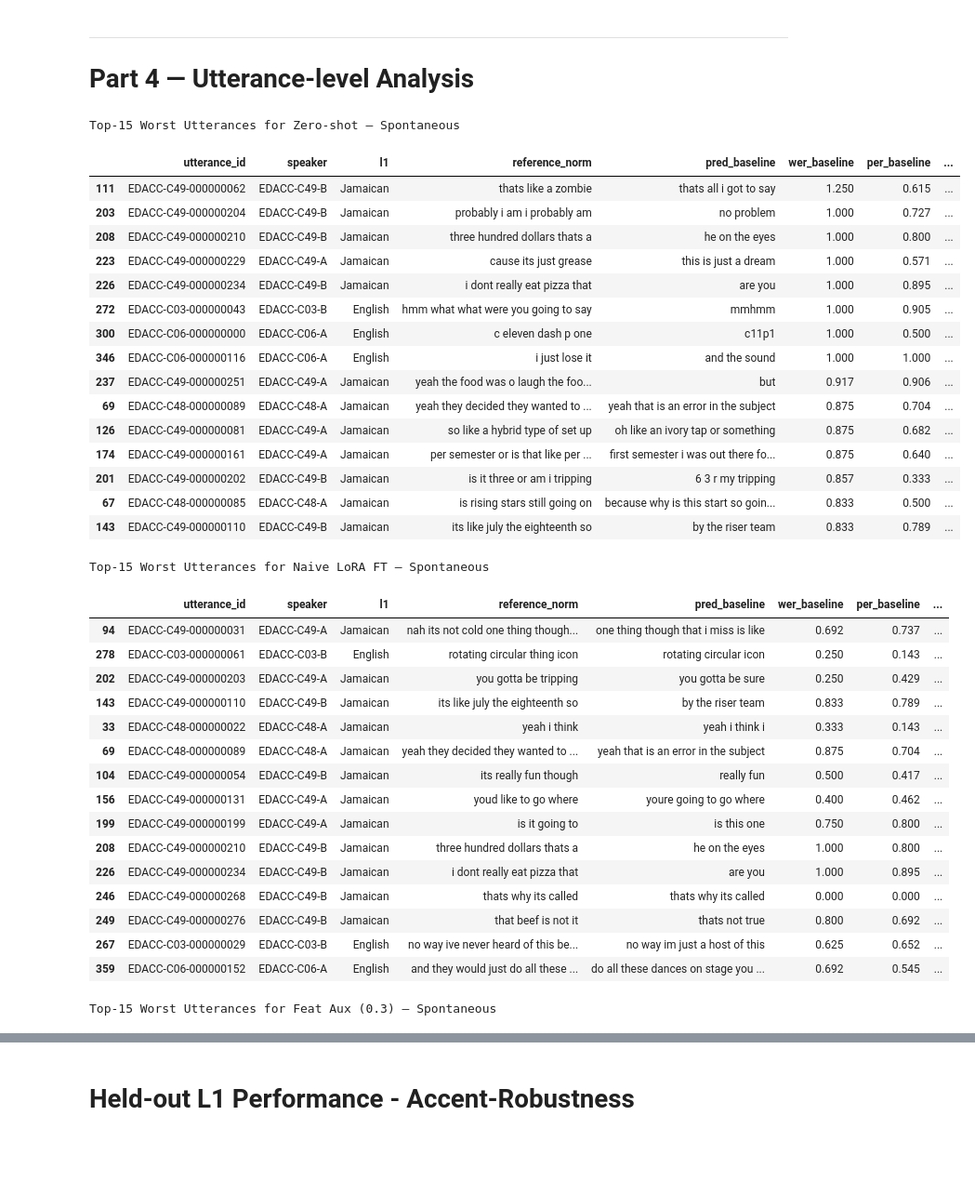
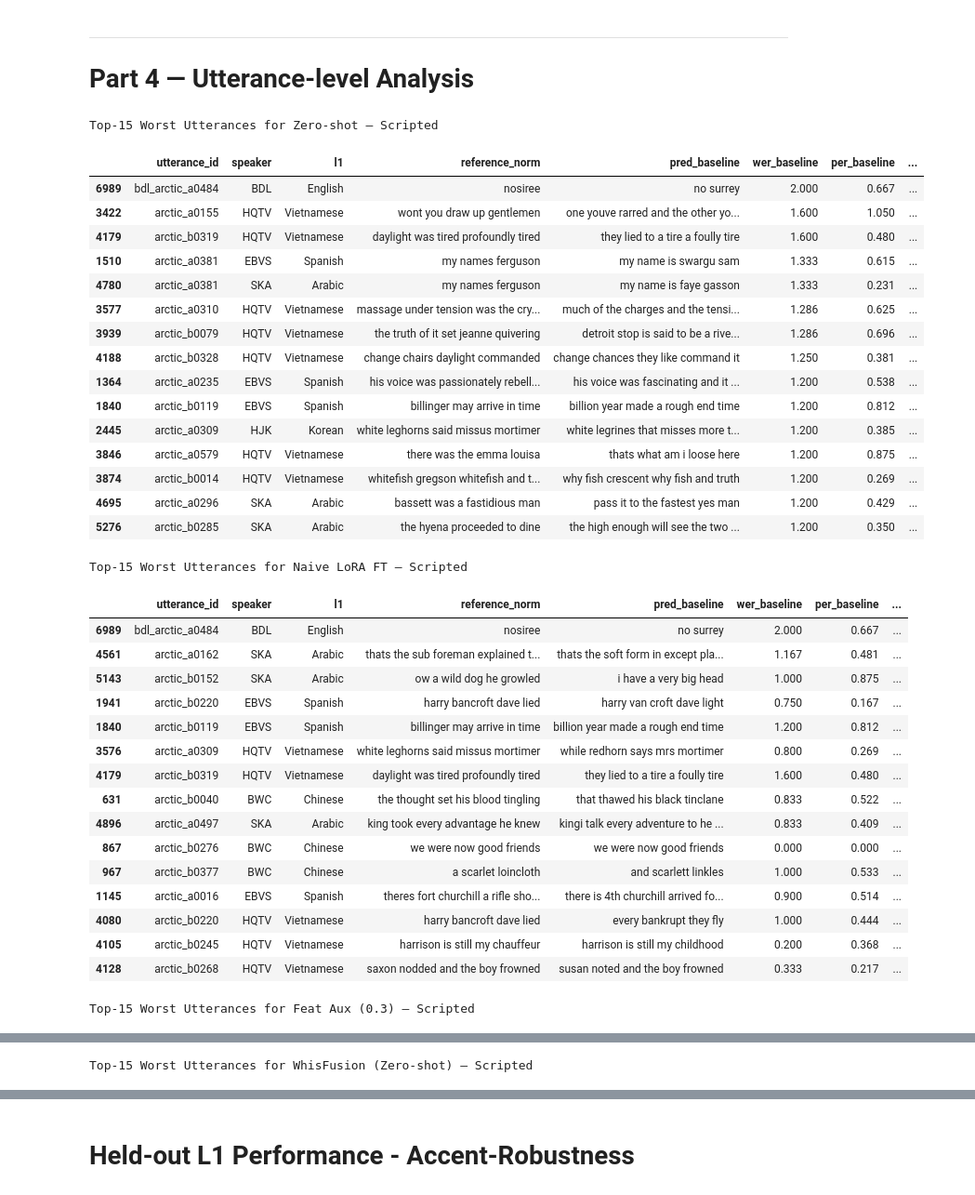
Before and after one commit to Tisya-V/accent-robust-asr, a Jupyter notebook: src/eval/model_performance_comparison.ipynb, the cells around one changed output, grey strips where cells are left out. Shown at 93% size. Cells and saved outputs as stored; diff of their text form; code cells hidden in the pictures; blank space fills up the shorter version.

```diff
--- a/src/eval/model_performance_comparison.ipynb
+++ b/src/eval/model_performance_comparison.ipynb
@@ -29,10 +29,12 @@ MODEL_KEYS = {
     "no_aux":        "Naive LoRA FT",
     # "no_aux_heldout_chinese":        "Naive LoRA FT (heldout Chinese)",
     # "ctc_aux_l3":    "CTC Aux",
-    "feat_aux":      "Feat Aux",
+    # "feat_aux":      "Feat Aux",
     # "feat_aux_heldout_chinese":      "Feat Aux (heldout Chinese)",
     "feat_aux0p3":      "Feat Aux (0.3)",
     # "both_aux":      "CTC + Feat",
+
+    "whisfusion_zs": "WhisFusion (Zero-shot)",
 }
 SPLITS = ["scripted", "spontaneous"]
 # %%
@@ -358,7 +360,7 @@ Scripted vs Spontaneous WER gap (zero-shot)
 # %%
 # ── UTT WER distributions ─────────────────────────────────────────────────────
 fig = go.Figure()
-key = "feat_aux"
+key = "no_aux"
 label = MODEL_KEYS[key]
 split = "scripted"
 fig.add_trace(go.Histogram(
@@ -377,75 +379,76 @@ fig.update_layout(
 fig.show()
 # %%
 # ── Worst utterances per model — scripted, cross-model comparison ─────────────
-split    = "spontaneous"
+split    = "scripted"
 N_WORST  = 15
 models = [
     "baseline",
     "no_aux",
     "feat_aux0p3",
+    "whisfusion_zs",
 ]
 base_df = results["no_aux"][split]
 
 for anchor_key in models:
     if not available(anchor_key, split):
         continue
 
     anchor_df = results[anchor_key][split]
     idx       = anchor_df.nlargest(N_WORST, "utt_wer").index
 
     worst = base_df.loc[idx, ["utterance_id", "speaker", "l1", "reference_norm"]].copy()
 
     # Add each model's prediction + WER + PER for these utterances
     for key in models:
         if not available(key, split):
             continue
         other            = results[key][split]
         col              = key
         worst[f"pred_{col}"] = other.loc[idx, "prediction_norm"].values
         worst[f"wer_{col}"]  = other.loc[idx, "utt_wer"].values
         if "utt_per" in other.columns:
             worst[f"per_{col}"] = other.loc[idx, "utt_per"].values
 
     fmt_cols = {c: "{:.3f}" for c in worst.columns if c.startswith(("wer_", "per_"))}
     display(
         worst.style
                 .format(fmt_cols)
                 .set_caption(f"Top-{N_WORST} Worst Utterances for {MODEL_KEYS[anchor_key]} — {split.capitalize()}")
     )
 # %% [output]
-Top-15 Worst Utterances for Zero-shot — Spontaneous
+Top-15 Worst Utterances for Zero-shot — Scripted
 |  | utterance_id | speaker | l1 | reference_norm | pred_baseline | wer_baseline | per_baseline | ... |
-| 111 | EDACC-C49-000000062 | EDACC-C49-B | Jamaican | thats like a zombie | thats all i got to say | 1.250 | 0.615 | ... |
-| 203 | EDACC-C49-000000204 | EDACC-C49-B | Jamaican | probably i am i probably am | no problem | 1.000 | 0.727 | ... |
-| 208 | EDACC-C49-000000210 | EDACC-C49-B | Jamaican | three hundred dollars thats a | he on the eyes | 1.000 | 0.800 | ... |
-| 223 | EDACC-C49-000000229 | EDACC-C49-A | Jamaican | cause its just grease | this is just a dream | 1.000 | 0.571 | ... |
-| 226 | EDACC-C49-000000234 | EDACC-C49-B | Jamaican | i dont really eat pizza that | are you | 1.000 | 0.895 | ... |
-| 272 | EDACC-C03-000000043 | EDACC-C03-B | English | hmm what what were you going to say | mmhmm | 1.000 | 0.905 | ... |
-| 300 | EDACC-C06-000000000 | EDACC-C06-A | English | c eleven dash p one | c11p1 | 1.000 | 0.500 | ... |
-| 346 | EDACC-C06-000000116 | EDACC-C06-A | English | i just lose it | and the sound | 1.000 | 1.000 | ... |
-| 237 | EDACC-C49-000000251 | EDACC-C49-A | Jamaican | yeah the food was o laugh the foo... | but | 0.917 | 0.906 | ... |
-| 69 | EDACC-C48-000000089 | EDACC-C48-A | Jamaican | yeah they decided they wanted to ... | yeah that is an error in the subject | 0.875 | 0.704 | ... |
-| 126 | EDACC-C49-000000081 | EDACC-C49-A | Jamaican | so like a hybrid type of set up | oh like an ivory tap or something | 0.875 | 0.682 | ... |
-| 174 | EDACC-C49-000000161 | EDACC-C49-A | Jamaican | per semester or is that like per ... | first semester i was out there fo... | 0.875 | 0.640 | ... |
-| 201 | EDACC-C49-000000202 | EDACC-C49-B | Jamaican | is it three or am i tripping | 6 3 r my tripping | 0.857 | 0.333 | ... |
-| 67 | EDACC-C48-000000085 | EDACC-C48-A | Jamaican | is rising stars still going on | because why is this start so goin... | 0.833 | 0.500 | ... |
-| 143 | EDACC-C49-000000110 | EDACC-C49-B | Jamaican | its like july the eighteenth so | by the riser team | 0.833 | 0.789 | ... |
+| 6989 | bdl_arctic_a0484 | BDL | English | nosiree | no surrey | 2.000 | 0.667 | ... |
+| 3422 | arctic_a0155 | HQTV | Vietnamese | wont you draw up gentlemen | one youve rarred and the other yo... | 1.600 | 1.050 | ... |
+| 4179 | arctic_b0319 | HQTV | Vietnamese | daylight was tired profoundly tired | they lied to a tire a foully tire | 1.600 | 0.480 | ... |
+| 1510 | arctic_a0381 | EBVS | Spanish | my names ferguson | my name is swargu sam | 1.333 | 0.615 | ... |
+| 4780 | arctic_a0381 | SKA | Arabic | my names ferguson | my name is faye gasson | 1.333 | 0.231 | ... |
+| 3577 | arctic_a0310 | HQTV | Vietnamese | massage under tension was the cry... | much of the charges and the tensi... | 1.286 | 0.625 | ... |
+| 3939 | arctic_b0079 | HQTV | Vietnamese | the truth of it set jeanne quivering | detroit stop is said to be a rive... | 1.286 | 0.696 | ... |
+| 4188 | arctic_b0328 | HQTV | Vietnamese | change chairs daylight commanded | change chances they like command it | 1.250 | 0.381 | ... |
+| 1364 | arctic_a0235 | EBVS | Spanish | his voice was passionately rebell... | his voice was fascinating and it ... | 1.200 | 0.538 | ... |
+| 1840 | arctic_b0119 | EBVS | Spanish | billinger may arrive in time | billion year made a rough end time | 1.200 | 0.812 | ... |
+| 2445 | arctic_a0309 | HJK | Korean | white leghorns said missus mortimer | white legrines that misses more t... | 1.200 | 0.385 | ... |
+| 3846 | arctic_a0579 | HQTV | Vietnamese | there was the emma louisa | thats what am i loose here | 1.200 | 0.875 | ... |
+| 3874 | arctic_b0014 | HQTV | Vietnamese | whitefish gregson whitefish and t... | why fish crescent why fish and truth | 1.200 | 0.269 | ... |
+| 4695 | arctic_a0296 | SKA | Arabic | bassett was a fastidious man | pass it to the fastest yes man | 1.200 | 0.429 | ... |
+| 5276 | arctic_b0285 | SKA | Arabic | the hyena proceeded to dine | the high enough will see the two ... | 1.200 | 0.350 | ... |
-Top-15 Worst Utterances for Naive LoRA FT — Spontaneous
+Top-15 Worst Utterances for Naive LoRA FT — Scripted
 |  | utterance_id | speaker | l1 | reference_norm | pred_baseline | wer_baseline | per_baseline | ... |
-| 94 | EDACC-C49-000000031 | EDACC-C49-A | Jamaican | nah its not cold one thing though... | one thing though that i miss is like | 0.692 | 0.737 | ... |
-| 278 | EDACC-C03-000000061 | EDACC-C03-B | English | rotating circular thing icon | rotating circular icon | 0.250 | 0.143 | ... |
-| 202 | EDACC-C49-000000203 | EDACC-C49-A | Jamaican | you gotta be tripping | you gotta be sure | 0.250 | 0.429 | ... |
-| 143 | EDACC-C49-000000110 | EDACC-C49-B | Jamaican | its like july the eighteenth so | by the riser team | 0.833 | 0.789 | ... |
-| 33 | EDACC-C48-000000022 | EDACC-C48-A | Jamaican | yeah i think | yeah i think i | 0.333 | 0.143 | ... |
-| 69 | EDACC-C48-000000089 | EDACC-C48-A | Jamaican | yeah they decided they wanted to ... | yeah that is an error in the subject | 0.875 | 0.704 | ... |
-| 104 | EDACC-C49-000000054 | EDACC-C49-B | Jamaican | its really fun though | really fun | 0.500 | 0.417 | ... |
-| 156 | EDACC-C49-000000131 | EDACC-C49-A | Jamaican | youd like to go where | youre going to go where | 0.400 | 0.462 | ... |
-| 199 | EDACC-C49-000000199 | EDACC-C49-A | Jamaican | is it going to | is this one | 0.750 | 0.800 | ... |
-| 208 | EDACC-C49-000000210 | EDACC-C49-B | Jamaican | three hundred dollars thats a | he on the eyes | 1.000 | 0.800 | ... |
-| 226 | EDACC-C49-000000234 | EDACC-C49-B | Jamaican | i dont really eat pizza that | are you | 1.000 | 0.895 | ... |
-| 246 | EDACC-C49-000000268 | EDACC-C49-B | Jamaican | thats why its called | thats why its called | 0.000 | 0.000 | ... |
-| 249 | EDACC-C49-000000276 | EDACC-C49-B | Jamaican | that beef is not it | thats not true | 0.800 | 0.692 | ... |
-| 267 | EDACC-C03-000000029 | EDACC-C03-B | English | no way ive never heard of this be... | no way im just a host of this | 0.625 | 0.652 | ... |
-| 359 | EDACC-C06-000000152 | EDACC-C06-A | English | and they would just do all these ... | do all these dances on stage you ... | 0.692 | 0.545 | ... |
+| 6989 | bdl_arctic_a0484 | BDL | English | nosiree | no surrey | 2.000 | 0.667 | ... |
+| 4561 | arctic_a0162 | SKA | Arabic | thats the sub foreman explained t... | thats the soft form in except pla... | 1.167 | 0.481 | ... |
+| 5143 | arctic_b0152 | SKA | Arabic | ow a wild dog he growled | i have a very big head | 1.000 | 0.875 | ... |
+| 1941 | arctic_b0220 | EBVS | Spanish | harry bancroft dave lied | harry van croft dave light | 0.750 | 0.167 | ... |
+| 1840 | arctic_b0119 | EBVS | Spanish | billinger may arrive in time | billion year made a rough end time | 1.200 | 0.812 | ... |
+| 3576 | arctic_a0309 | HQTV | Vietnamese | white leghorns said missus mortimer | while redhorn says mrs mortimer | 0.800 | 0.269 | ... |
+| 4179 | arctic_b0319 | HQTV | Vietnamese | daylight was tired profoundly tired | they lied to a tire a foully tire | 1.600 | 0.480 | ... |
+| 631 | arctic_b0040 | BWC | Chinese | the thought set his blood tingling | that thawed his black tinclane | 0.833 | 0.522 | ... |
+| 4896 | arctic_a0497 | SKA | Arabic | king took every advantage he knew | kingi talk every adventure to he ... | 0.833 | 0.409 | ... |
+| 867 | arctic_b0276 | BWC | Chinese | we were now good friends | we were now good friends | 0.000 | 0.000 | ... |
+| 967 | arctic_b0377 | BWC | Chinese | a scarlet loincloth | and scarlett linkles | 1.000 | 0.533 | ... |
+| 1145 | arctic_a0016 | EBVS | Spanish | theres fort churchill a rifle sho... | there is 4th churchill arrived fo... | 0.900 | 0.514 | ... |
+| 4080 | arctic_b0220 | HQTV | Vietnamese | harry bancroft dave lied | every bankrupt they fly | 1.000 | 0.444 | ... |
+| 4105 | arctic_b0245 | HQTV | Vietnamese | harrison is still my chauffeur | harrison is still my childhood | 0.200 | 0.368 | ... |
+| 4128 | arctic_b0268 | HQTV | Vietnamese | saxon nodded and the boy frowned | susan noted and the boy frowned | 0.333 | 0.217 | ... |
-Top-15 Worst Utterances for Feat Aux (0.3) — Spontaneous
+Top-15 Worst Utterances for Feat Aux (0.3) — Scripted
 |  | utterance_id | speaker | l1 | reference_norm | pred_baseline | wer_baseline | per_baseline | ... |
@@ -466,0 +470 @@ Top-15 Worst Utterances for Feat Aux (0.3) — Spontaneous
+Top-15 Worst Utterances for WhisFusion (Zero-shot) — Scripted
```
Also changed, not shown: parts of 6 cells of this notebook, 14 other files.
